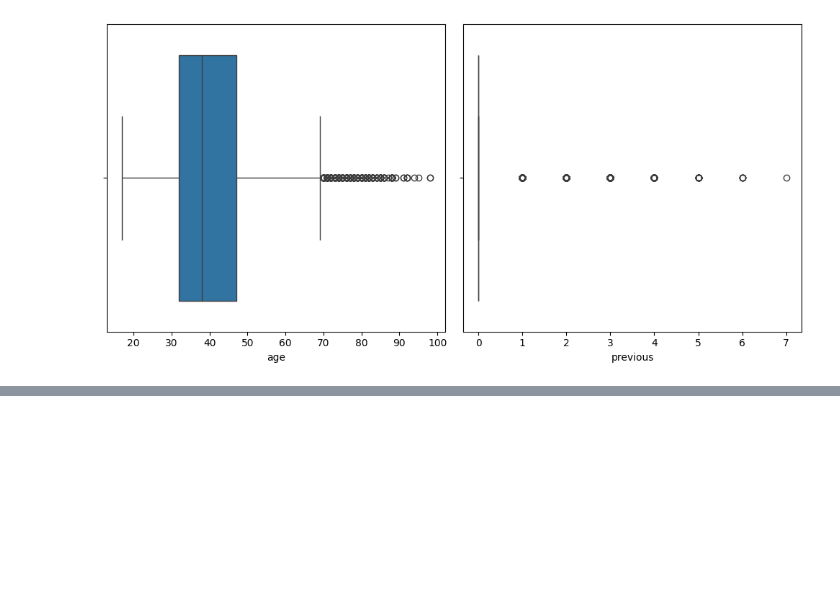
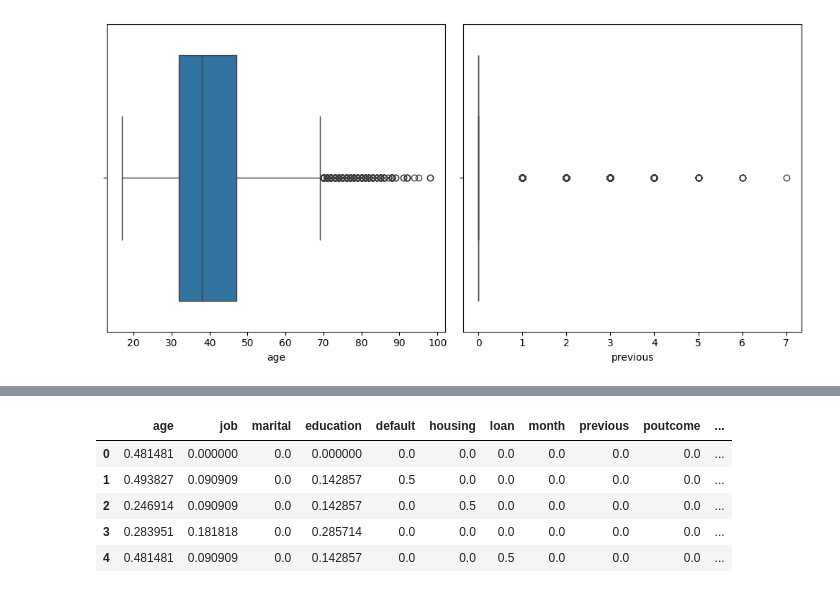
Before and after one commit to 4GeeksAcademy/Regresion_Lineal_Daniel_Delgado, a Jupyter notebook: src/explore.ipynb, the cells around one changed output, grey strips where cells are left out. Saved outputs shown, nothing was run; the diff lists cells and outputs as text; code cells hidden in the pictures; blank space fills up the shorter version.

```diff
--- a/src/explore.ipynb
+++ b/src/explore.ipynb
@@ -225,0 +295,18 @@ plt.show()
+# %%
+# Escalado de valores
+# No muestran una distribucion normal. Utilizare MinMaxEscaler
+from sklearn.preprocessing import MinMaxScaler
+x = df.drop(['y'],axis=1)
+
+variables = ['age',]
+scaler_minmax = MinMaxScaler()
+x_minmax = pd.DataFrame(scaler_minmax.fit_transform(x), index = df.index, columns= x.columns)
+
+x_minmax.head()
+# %% [output]
+|  | age | job | marital | education | default | housing | loan | month | previous | poutcome | ... |
+| 0 | 0.481481 | 0.000000 | 0.0 | 0.000000 | 0.0 | 0.0 | 0.0 | 0.0 | 0.0 | 0.0 | ... |
+| 1 | 0.493827 | 0.090909 | 0.0 | 0.142857 | 0.5 | 0.0 | 0.0 | 0.0 | 0.0 | 0.0 | ... |
+| 2 | 0.246914 | 0.090909 | 0.0 | 0.142857 | 0.0 | 0.5 | 0.0 | 0.0 | 0.0 | 0.0 | ... |
+| 3 | 0.283951 | 0.181818 | 0.0 | 0.285714 | 0.0 | 0.0 | 0.0 | 0.0 | 0.0 | 0.0 | ... |
+| 4 | 0.481481 | 0.090909 | 0.0 | 0.142857 | 0.0 | 0.0 | 0.5 | 0.0 | 0.0 | 0.0 | ... |
```
Also changed, not shown: parts of 17 cells of this notebook.
